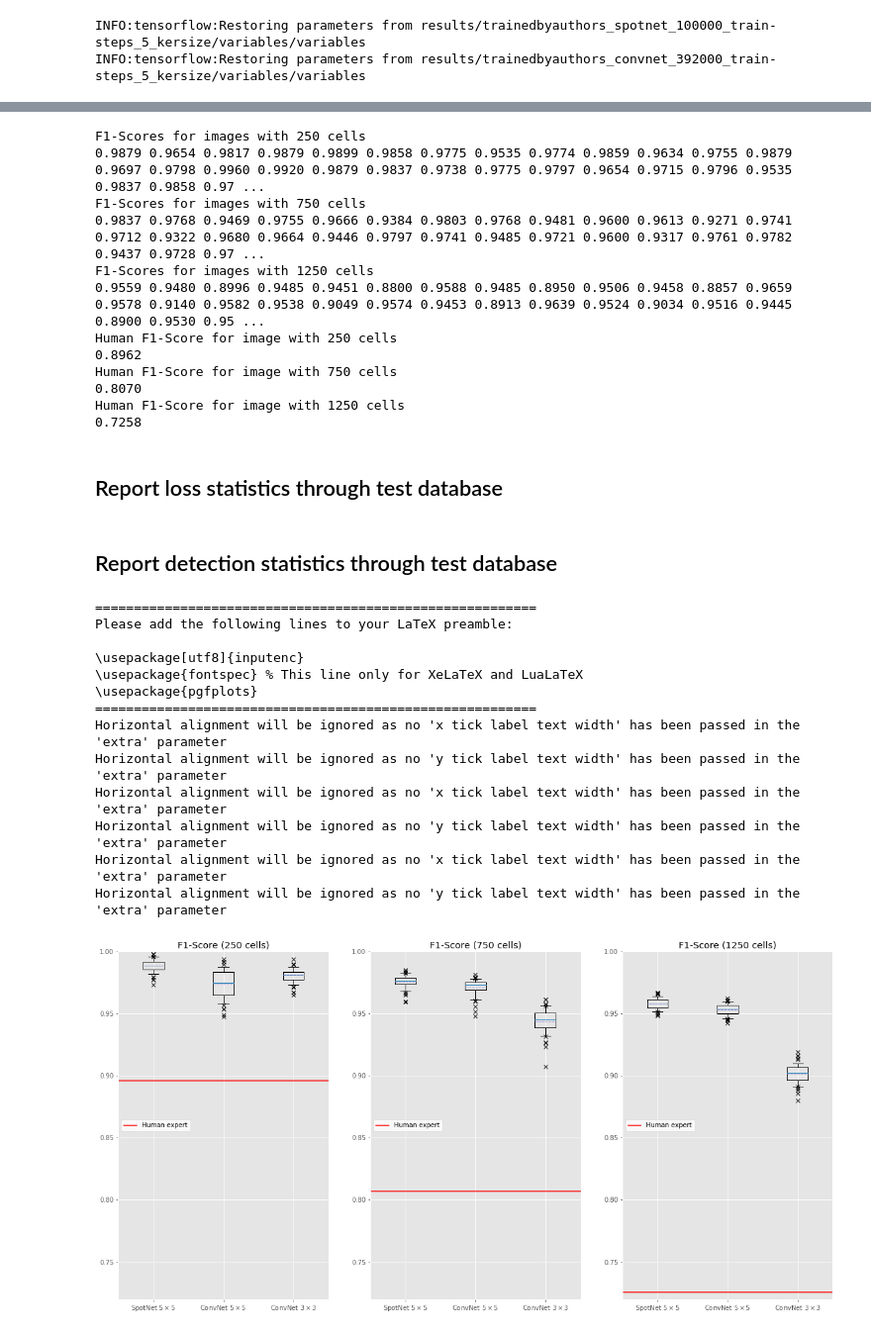
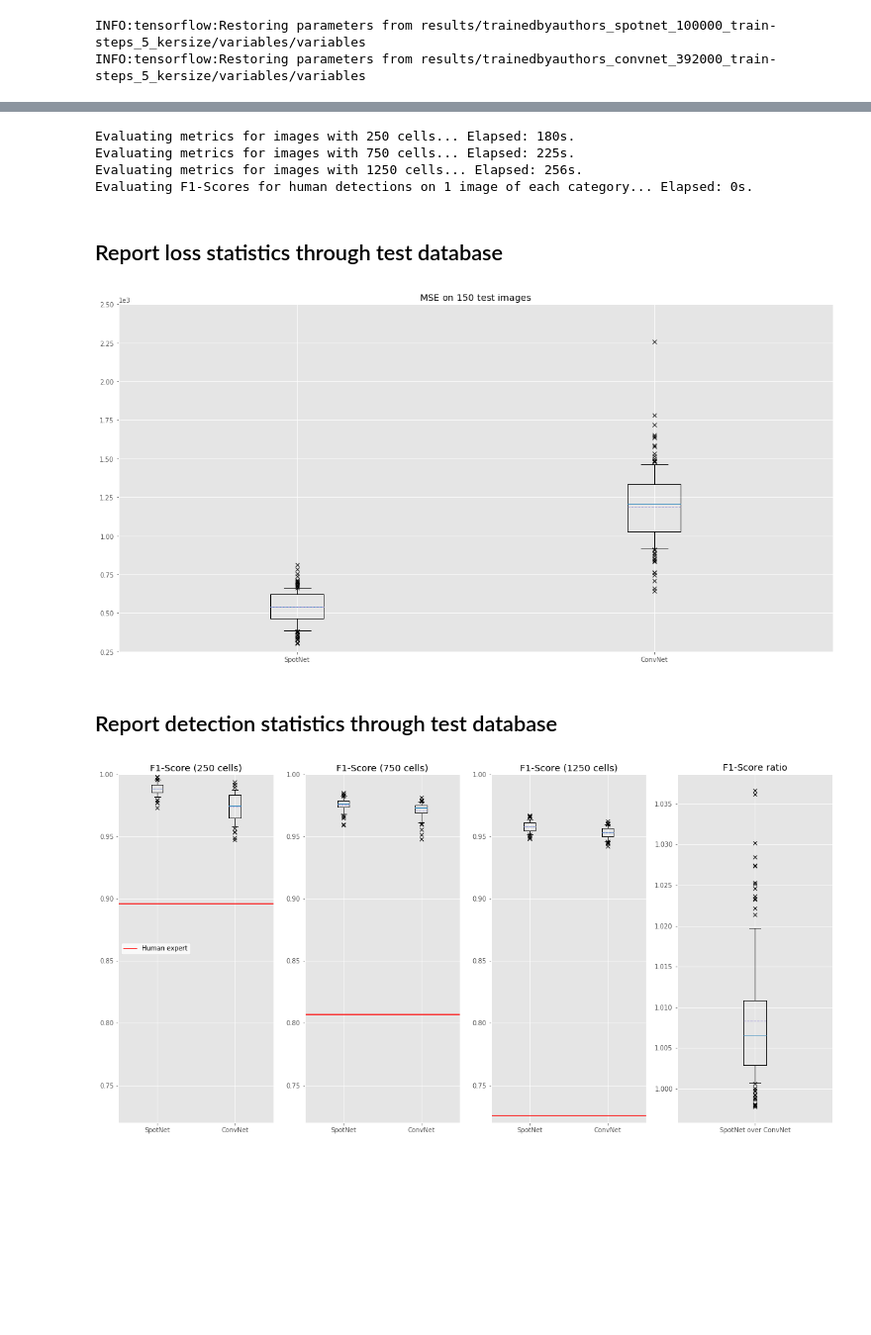
Before and after one commit to poldap/SpotNet, a Jupyter notebook: evaluation.ipynb, the cells around one changed output, grey strips where cells are left out. Shown at 99% size. Drawn from its saved outputs; the diff is of its cells as text; code cells hidden in the pictures; blank space fills up the shorter version.

```diff
--- a/evaluation.ipynb
+++ b/evaluation.ipynb
@@ -268,7 +287,7 @@ for nrof_cells in nrof_cells_array:
 names = ['Few', 'Some', 'Many']
 # Pre-allocate for results
 f1_scores_human = np.empty( (1, nrof_cells_array.size) )
-print( 'Evaluating F1-Socres for human detections on 1 image of each category...', end = ' ' )
+print( 'Evaluating F1-Scores for human detections on 1 image of each category...', end = ' ' )
 start = time.time( )
 for nrof_cells_index in range( nrof_cells_array.size ):
     pos_target_human = np.loadtxt( data_dir + 'human_labeling_simdata/' + str( nrof_cells_array[nrof_cells_index] ) + '_Noi3.txt',
@@ -279,32 +298,30 @@ for nrof_cells_index in range( nrof_cells_array.size ):
     x_estimated_human = pos_estimated_human[:,0]; y_estimated_human = pos_estimated_human[:,1]
     f1_scores_human[ 0, nrof_cells_index ] = simple_f1_score( x_estimated_human, y_estimated_human,
                                                              x_target_human, y_target_human )
-    print( 'Elapsed: %ds.'%(time.time( )-start) )
+print( 'Elapsed: %ds.'%(time.time( )-start) )
 # %% [output]
-F1-Scores for images with 250 cells
-0.9879 0.9654 0.9817 0.9879 0.9899 0.9858 0.9775 0.9535 0.9774 0.9859 0.9634 0.9755 0.9879 0.9697 0.9798 0.9960 0.9920 0.9879 0.9837 0.9738 0.9775 0.9797 0.9654 0.9715 0.9796 0.9535 0.9837 0.9858 0.97 ...
-F1-Scores for images with 750 cells
-0.9837 0.9768 0.9469 0.9755 0.9666 0.9384 0.9803 0.9768 0.9481 0.9600 0.9613 0.9271 0.9741 0.9712 0.9322 0.9680 0.9664 0.9446 0.9797 0.9741 0.9485 0.9721 0.9600 0.9317 0.9761 0.9782 0.9437 0.9728 0.97 ...
-F1-Scores for images with 1250 cells
-0.9559 0.9480 0.8996 0.9485 0.9451 0.8800 0.9588 0.9485 0.8950 0.9506 0.9458 0.8857 0.9659 0.9578 0.9140 0.9582 0.9538 0.9049 0.9574 0.9453 0.8913 0.9639 0.9524 0.9034 0.9516 0.9445 0.8900 0.9530 0.95 ...
-Human F1-Score for image with 250 cells
-0.8962
-Human F1-Score for image with 750 cells
-0.8070
-Human F1-Score for image with 1250 cells
-0.7258
+Evaluating metrics for images with 250 cells... Elapsed: 180s.
+Evaluating metrics for images with 750 cells... Elapsed: 225s.
+Evaluating metrics for images with 1250 cells... Elapsed: 256s.
+Evaluating F1-Scores for human detections on 1 image of each category... Elapsed: 0s.
 # %% [markdown]
+<a id="loss_results"></a>
 ## Report loss statistics through test database
 # %%
 plt.figure( figsize = [20,10] ); ylim = (250, 2500)
 plt.grid( True, which = 'minor' )
 # Boxplot for 150 test images
-plt.boxplot( [np.concatenate((MSE[:,0,0],MSE[:,1,0],MSE[:,2,0])), np.concatenate((MSE[:,0,1],MSE[:,1,1],MSE[:,2,1]))],
+plt.boxplot( [np.concatenate( (MSE[:,0,0], MSE[:,1,0], MSE[:,2,0]) ),
+              np.concatenate( (MSE[:,0,1], MSE[:,1,1], MSE[:,2,1]) )],
              labels = [r"SpotNet", r"ConvNet"],
              whis = [10, 90], showmeans = True, meanline = True, sym = 'x' );
+plt.ticklabel_format( style = 'sci', axis = 'y', scilimits = (0, 0) )
 plt.ylim( ylim );
-plt.title( 'MSE' );
+plt.title( r'MSE on $150$ test images' );
+# %% [output]
+[figure, added]
 # %% [markdown]
+<a id="detect_results"></a>
 ## Report detection statistics through test database
 # %%
 plt.figure( figsize = [20,10] ); ylim = (0.72, 1)
@@ -315,50 +332,35 @@ plt.subplot( 141 )
 plt.boxplot( [f1_scores[:,0,0], f1_scores[:,0,1]],
              labels = [r"SpotNet", r"ConvNet"],
              whis = [10, 90], showmeans = True, meanline = True, sym = 'x' );
-plt.axhline( f1_scores_human[0,0], color = "red" )
+h = plt.axhline( f1_scores_human[0,0], color = "red" )
 plt.ylim( ylim );
 plt.title( 'F1-Score (250 cells)' );
 plt.legend( (h,), ('Human expert',), facecolor = 'white', loc = "center left"  );
 
 # Boxplot for images with 750 cells
 plt.subplot( 142 )
 plt.boxplot( [f1_scores[:,1,0], f1_scores[:,1,1]],
              labels = [r"SpotNet", r"ConvNet"],
              whis = [10, 90], showmeans = True, meanline = True, sym = 'x' );
 plt.axhline( f1_scores_human[0,1], color = "red" )
 plt.title( 'F1-Score (750 cells)' );
 plt.ylim( ylim );
-plt.legend( (h,), ('Human expert',), facecolor = 'white', loc = "center left"  );
 
 # Boxplot for images with 1250 cells
 plt.subplot( 143 )
-plt.boxplot( [f1_scores[:,2,0], f1_scores[:,2,1]]
+plt.boxplot( [f1_scores[:,2,0], f1_scores[:,2,1]],
              labels = [r"SpotNet", r"ConvNet"],
              whis = [10, 90], showmeans = True, meanline = True, sym = 'x' );
 h = plt.axhline( f1_scores_human[0,2], color = "red" )
 plt.title( 'F1-Score (1250 cells)' );
 plt.ylim( ylim );
-plt.legend( (h,), ('Human expert',), facecolor = 'white', loc = "center left" );
 
 plt.subplot( 144 )
 # Boxplot for 150 test images
 plt.boxplot( np.concatenate((f1_scores[:,0,0],f1_scores[:,1,0],f1_scores[:,2,0])) /
              np.concatenate((f1_scores[:,0,1],f1_scores[:,1,1],f1_scores[:,2,1])),
              labels = [r"SpotNet over ConvNet"],
              whis = [10, 90], showmeans = True, meanline = True, sym = 'x' );
 plt.title( 'F1-Score ratio' );
 # %% [output]
-=========================================================
-Please add the following lines to your LaTeX preamble:
-
-\usepackage[utf8]{inputenc}
-\usepackage{fontspec} % This line only for XeLaTeX and LuaLaTeX
-\usepackage{pgfplots}
-=========================================================
-Horizontal alignment will be ignored as no 'x tick label text width' has been passed in the 'extra' parameter
-Horizontal alignment will be ignored as no 'y tick label text width' has been passed in the 'extra' parameter
-Horizontal alignment will be ignored as no 'x tick label text width' has been passed in the 'extra' parameter
-Horizontal alignment will be ignored as no 'y tick label text width' has been passed in the 'extra' parameter
-Horizontal alignment will be ignored as no 'x tick label text width' has been passed in the 'extra' parameter
-Horizontal alignment will be ignored as no 'y tick label text width' has been passed in the 'extra' parameter
-[figure, old version]
+[figure, new version]
```
Also changed, not shown: parts of 7 cells of this notebook.
